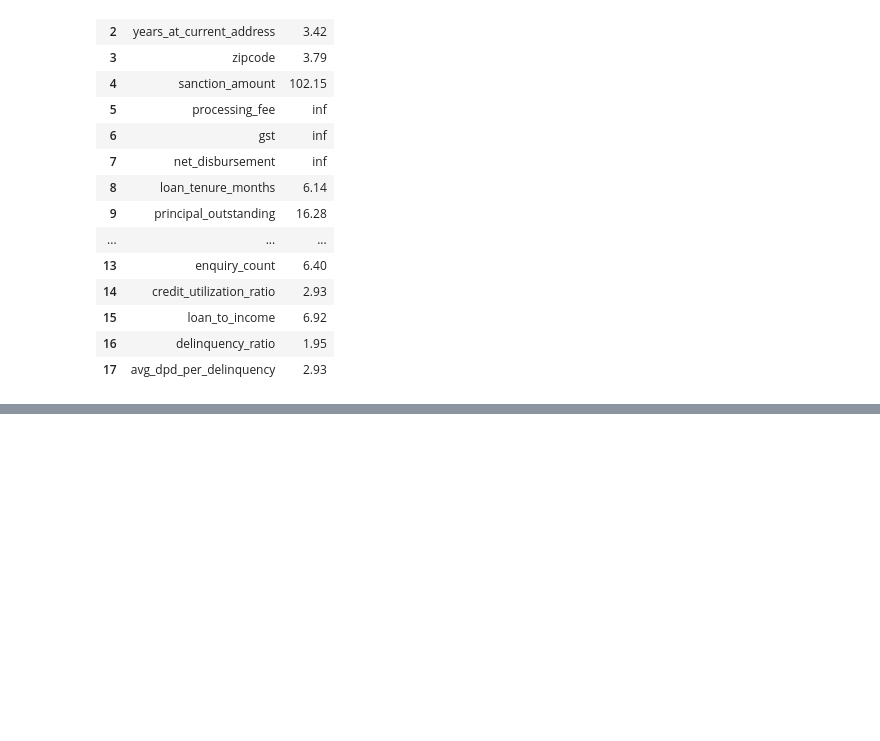
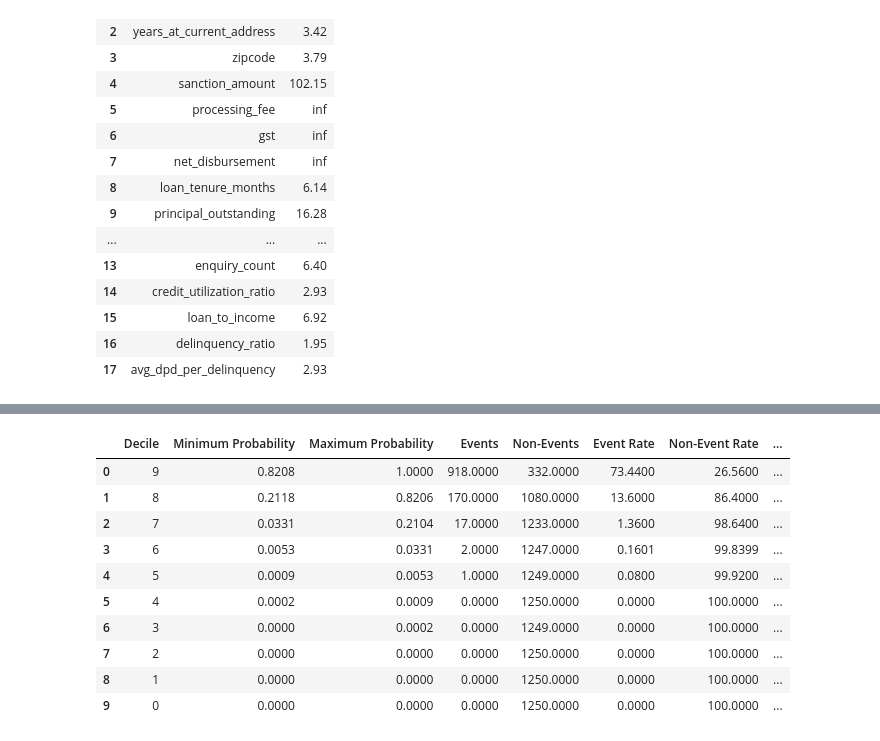
Before and after one commit to HanumantPatil/GenAIAndMachineLearningProjects, a Jupyter notebook: PracticeCode/cradit_risk_prediector/cradit_risk_model.ipynb, the cells around one changed output, grey strips where cells are left out. Saved outputs shown, nothing was run; the diff lists cells and outputs as text; code cells hidden in the pictures; blank space fills up the shorter version.

```diff
--- a/PracticeCode/cradit_risk_prediector/cradit_risk_model.ipynb
+++ b/PracticeCode/cradit_risk_prediector/cradit_risk_model.ipynb
@@ -612,0 +1291,4 @@ calculate_vif(X_train[cols_to_scale])
+# %%
+
+df_eval['Decile'] = pd.qcut(df_eval['Default Probabilities'], q=10, labels=False, duplicates='drop')
+df_eval.head(3)
@@ -612,0 +1300,10 @@ calculate_vif(X_train[cols_to_scale])
+# %%
+df_grouped = df_eval.groupby('Decile').apply(lambda x: pd.Series({
+    'Minimum Probability': x['Default Probabilities'].min(),
+    'Maximum Probability': x['Default Probabilities'].max(),
+    'Events': x['Default Truth'].sum(),
+    'Non-Events': x['Default Truth'].count() - x['Default Truth'].sum(),
+}))
+
+df_grouped.reset_index(inplace=True)
+df_grouped
@@ -612,0 +1322,6 @@ calculate_vif(X_train[cols_to_scale])
+# %%
+df_grouped['Event Rate'] = df_grouped['Events'] *100/ (df_grouped['Events'] + df_grouped['Non-Events'])
+df_grouped['Non-Event Rate'] = df_grouped['Non-Events'] *100/ (df_grouped['Events'] + df_grouped['Non-Events'])
+# %%
+df_grouped = df_grouped.sort_values(by='Decile', ascending=False).reset_index(drop=True)
+df_grouped
@@ -612,0 +1340,16 @@ calculate_vif(X_train[cols_to_scale])
+# %%
+df_grouped['Cum Events'] = df_grouped['Events'].cumsum()
+df_grouped['Cum Non-Events'] = df_grouped['Non-Events'].cumsum()
+df_grouped
+# %% [output]
+|  | Decile | Minimum Probability | Maximum Probability | Events | Non-Events | Event Rate | Non-Event Rate | ... |
+| 0 | 9 | 0.8208 | 1.0000 | 918.0000 | 332.0000 | 73.4400 | 26.5600 | ... |
+| 1 | 8 | 0.2118 | 0.8206 | 170.0000 | 1080.0000 | 13.6000 | 86.4000 | ... |
+| 2 | 7 | 0.0331 | 0.2104 | 17.0000 | 1233.0000 | 1.3600 | 98.6400 | ... |
+| 3 | 6 | 0.0053 | 0.0331 | 2.0000 | 1247.0000 | 0.1601 | 99.8399 | ... |
+| 4 | 5 | 0.0009 | 0.0053 | 1.0000 | 1249.0000 | 0.0800 | 99.9200 | ... |
+| 5 | 4 | 0.0002 | 0.0009 | 0.0000 | 1250.0000 | 0.0000 | 100.0000 | ... |
+| 6 | 3 | 0.0000 | 0.0002 | 0.0000 | 1249.0000 | 0.0000 | 100.0000 | ... |
+| 7 | 2 | 0.0000 | 0.0000 | 0.0000 | 1250.0000 | 0.0000 | 100.0000 | ... |
+| 8 | 1 | 0.0000 | 0.0000 | 0.0000 | 1250.0000 | 0.0000 | 100.0000 | ... |
+| 9 | 0 | 0.0000 | 0.0000 | 0.0000 | 1250.0000 | 0.0000 | 100.0000 | ... |
```
Also changed, not shown: parts of 42 cells of this notebook, 7 other files.
